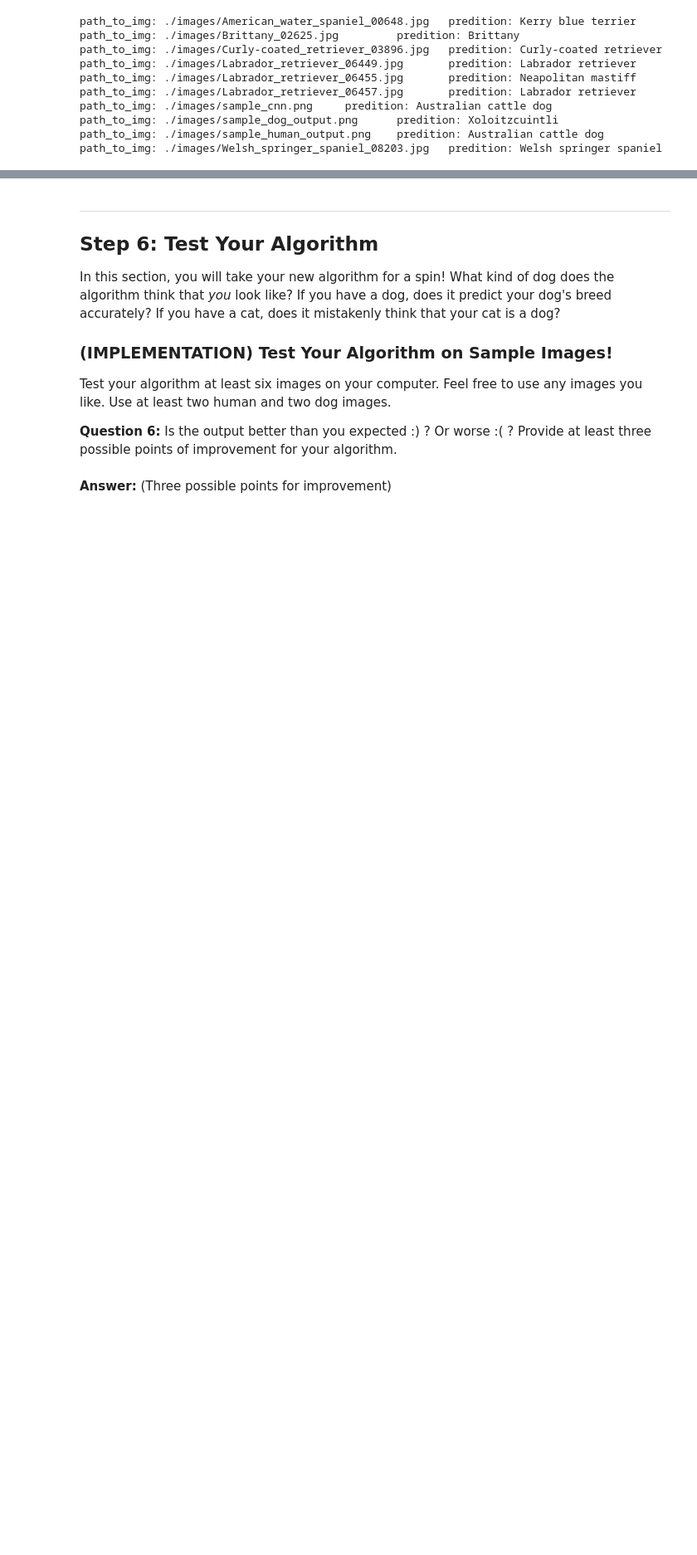
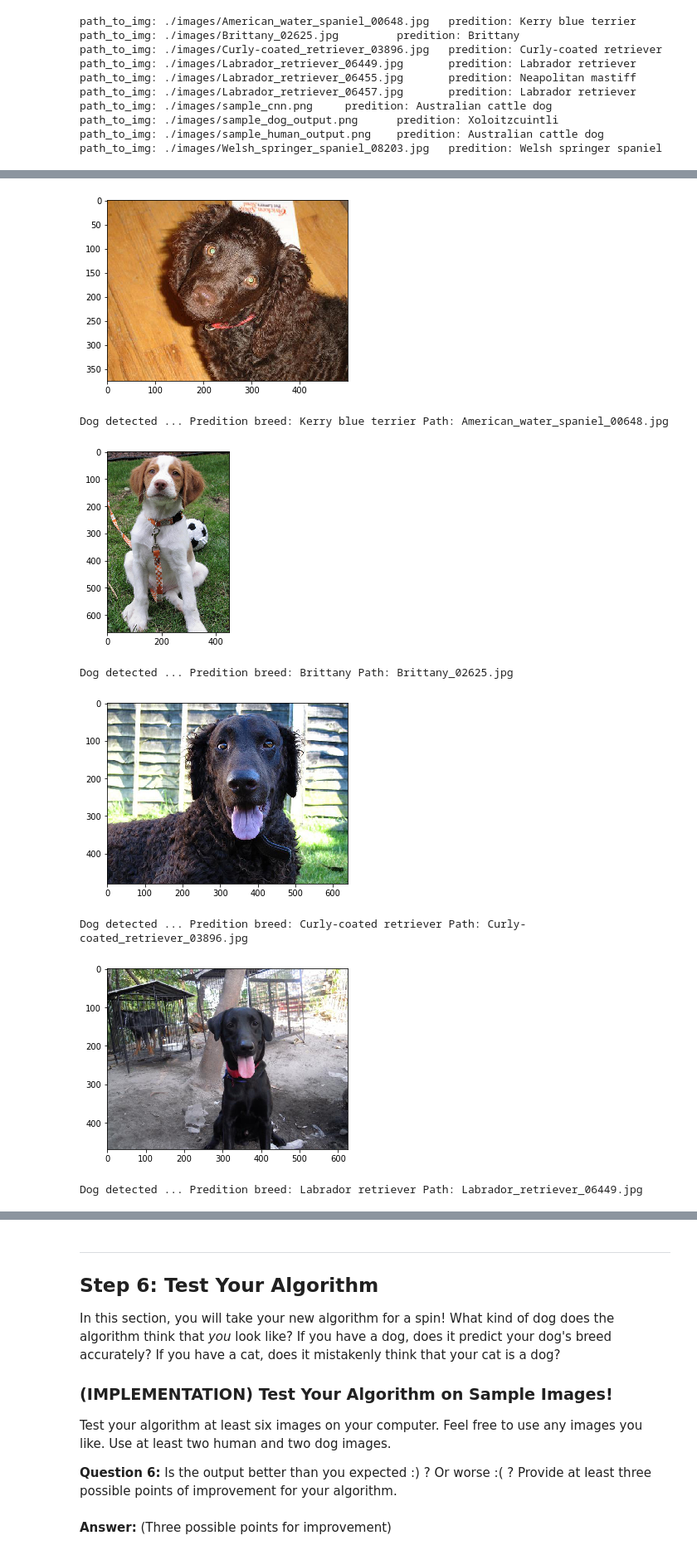
Before and after one commit to gustavojoseleite/project-dog-classification-udacity, a Jupyter notebook: dog_app.ipynb, the cells around one changed output, grey strips where cells are left out. Shown at 83% size. Cells and saved outputs as stored; diff of their text form; code cells hidden in the pictures; blank space fills up the shorter version.

```diff
--- a/dog_app.ipynb
+++ b/dog_app.ipynb
@@ -822,7 +825,6 @@ def train(n_epochs, loaders, model, optimizer, criterion, use_cuda, save_path):
 
 # train the model
 model_transfer = train(10, loaders_transfer, model_transfer, optimizer_transfer, criterion_transfer, use_cuda, 'model_transfer.pt')
-model_transfer.load_state_dict(torch.load('model_transfer.pt'))
 # %% [output]
 Epoch: 1        Training Loss: 2.938486         Validation Loss: 1.460914
 Validation loss decreased (inf --> 1.460914).  Saving model ...
@@ -959,7 +961,7 @@ import numpy as np
 from glob import glob
 
 for img in os.listdir('./images'):
-    path_to_img = './images/' + img
+    path_to_img = './images/' + str(img)
     predition = (predict_breed_transfer(model_transfer, path_to_img, class_names))
     print("path_to_img: " + str(path_to_img) + "\t predition: " + str(predition))
 # %% [output]
@@ -995,5 +997,36 @@ Some sample output for our algorithm is provided below, but feel free to design
 ### TODO: Write your algorithm.
 ### Feel free to use as many code cells as needed.
 
+import matplotlib.pyplot as plt
+import matplotlib.image as mpimg
+
+
 def run_app(img_path):
     ## handle cases for a human face, dog, and neither
+    img_file = mpimg.imread(img_path)
+    imgplot = plt.imshow(img_file)
+    plt.show()
+    if(dog_detector(img_path)):
+        predition = (predict_breed_transfer(model_transfer, path_to_img, class_names))
+        print(str("Dog detected ... Predition breed: ") + str(predition) + ' Path: ' + img_path[9:])
+    elif(face_detector(img_path)):
+        predition = (predict_breed_transfer(model_transfer, path_to_img, class_names))
+        print(str("Human Detected ... predition breed: ") + str(predition) + ' Path: ' + img_path[9:])
+    else:
+        print(str("Nothing detected"))
+        pass
+# %%
+import os
+
+for img in os.listdir('./images'):
+    path_to_img = './images/' + str(img)
+    run_app(path_to_img)
+# %% [output]
+[figure, added]
+Dog detected ... Predition breed: Kerry blue terrier Path: American_water_spaniel_00648.jpg
+[figure, added]
+Dog detected ... Predition breed: Brittany Path: Brittany_02625.jpg
+[figure, added]
+Dog detected ... Predition breed: Curly-coated retriever Path: Curly-coated_retriever_03896.jpg
+[figure, added]
+Dog detected ... Predition breed: Labrador retriever Path: Labrador_retriever_06449.jpg
```
Also changed, not shown: parts of 3 cells of this notebook.
